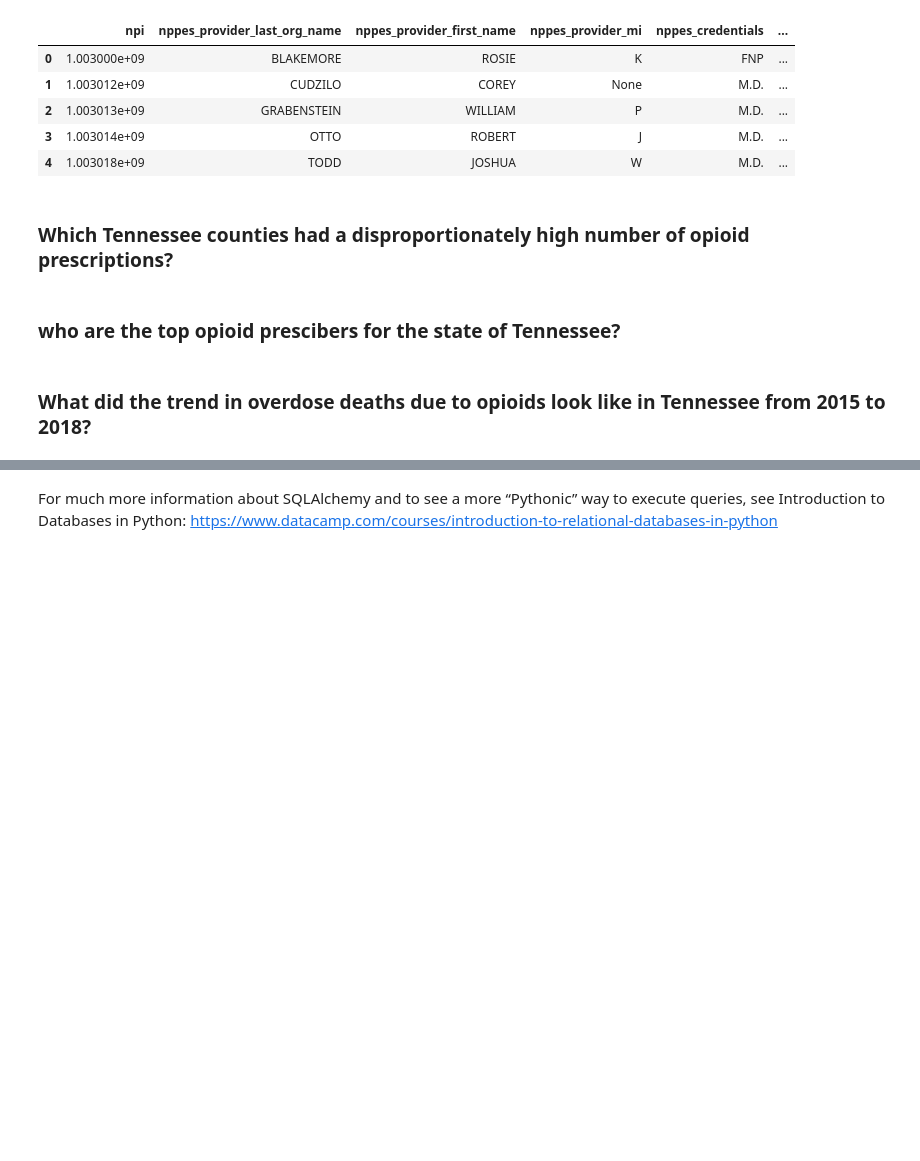
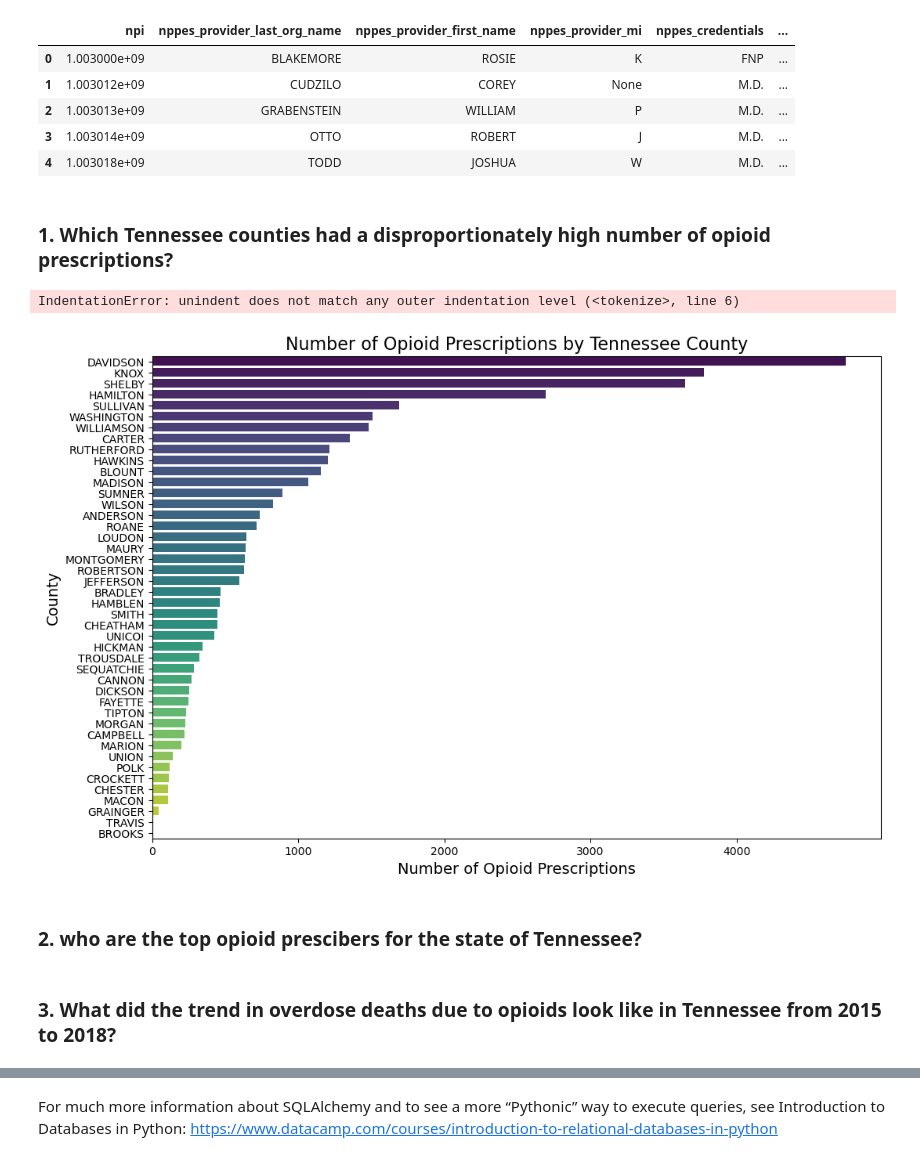
Before and after one commit to NSS-Data-Analytics-Cohort-12/prescribers-python-da12-v2-90-jen, a Jupyter notebook: notebooks/prescribers.ipynb, the cells around one changed output, grey strips where cells are left out. Cells and saved outputs as stored; diff of their text form; code cells hidden in the pictures; blank space fills up the shorter version.

```diff
--- a/notebooks/prescribers.ipynb
+++ b/notebooks/prescribers.ipynb
@@ -45,5 +45,36 @@ people.head()
 | 3 | 1.003014e+09 | OTTO | ROBERT | J | M.D. | ... |
 | 4 | 1.003018e+09 | TODD | JOSHUA | W | M.D. | ... |
 # %% [markdown]
-###  Which Tennessee counties had a disproportionately high number of opioid prescriptions?
+###   1. Which Tennessee counties had a disproportionately high number of opioid prescriptions?
+# %%
+opioid_rate = "with opioid_in_tn as (Select sum(prescription.total_claim_count) as opioid_total, fips_county.county as county From drug Left Join prescription Using(drug_name) Left Join prescriber Using(npi) Left Join zip_fips ON prescriber.nppes_provider_zip5 = zip_fips.zip Left Join population Using(fipscounty) Left Join fips_county Using(fipscounty) Where drug.opioid_drug_flag = 'Y' AND prescriber.nppes_provider_state = 'TN' Group By county) Select fips_county.county as county, sum(prescription.total_claim_count) as overall_total, opioid_in_tn.opioid_total, (opioid_total / sum(prescription.total_claim_count)) as opioid_rate From prescription Left Join prescriber Using(npi) Left Join zip_fips ON prescriber.nppes_provider_zip5 = zip_fips.zip Left Join population Using(fipscounty) Left Join fips_county Using(fipscounty) Left Join opioid_in_tn ON fips_county.county = opioid_in_tn.county Where state = 'TN'	Group By fips_county.county, opioid_in_tn.opioid_total Order by opioid_rate DESC"
+
+with engine.connect() as connection:
+    total_proportion_df = pd.read_sql(text(opioid_rate), con = connection)
+
+ total_proportion_df.head()
+# %% [output]
+IndentationError: unindent does not match any outer indentation level (<tokenize>, line 6)
+# %%
+import matplotlib.pyplot as plt
+import seaborn as sns  # Ensure seaborn is imported
+# Group by county and count the number of opioid prescriptions
+county_opioid_counts = od_deaths_trend_df.groupby('county').size().reset_index(name='prescription_count')
+# Sort the data by the number of prescriptions
+county_opioid_counts_sorted = county_opioid_counts.sort_values(by='prescription_count', ascending=False)
+# Plotting the data using seaborn's barplot
+plt.figure(figsize=(12, 8))
+sns.barplot(x='prescription_count', y='county', data=county_opioid_counts_sorted, hue='county', palette='viridis', dodge=False)
+# Add title and labels
+plt.title('Number of Opioid Prescriptions by Tennessee County', fontsize=16)
+plt.xlabel('Number of Opioid Prescriptions', fontsize=14)
+plt.ylabel('County', fontsize=14)
+# Remove the legend (because each bar is a different county and we don't need a legend for it)
+plt.legend([],[], frameon=False)
+# Show the plot
+plt.show()
+# %% [output]
+[figure, added]
+# %% [markdown]
+### 2. who are the top opioid prescibers for the state of Tennessee?
 # %%
@@ -51,4 +85,2 @@ tn_county_opioid_query = "SELECT drug.opioid_drug_flag, prescriber.nppes_provide
-# %% [markdown]
-### who are the top opioid prescibers for the state of Tennessee?
 # %% [markdown]
-### What did the trend in overdose deaths due to opioids look like in Tennessee from 2015 to 2018?
+### 3. What did the trend in overdose deaths due to opioids look like in Tennessee from 2015 to 2018?
```
Also changed, not shown: parts of 6 cells of this notebook.
